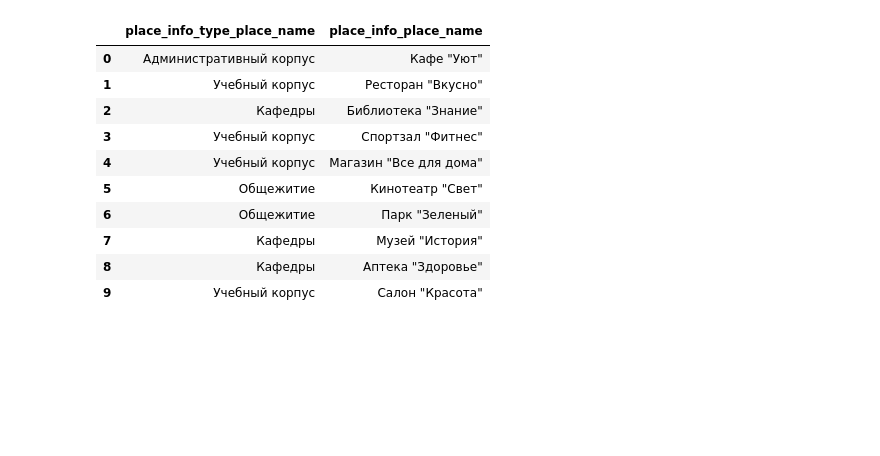
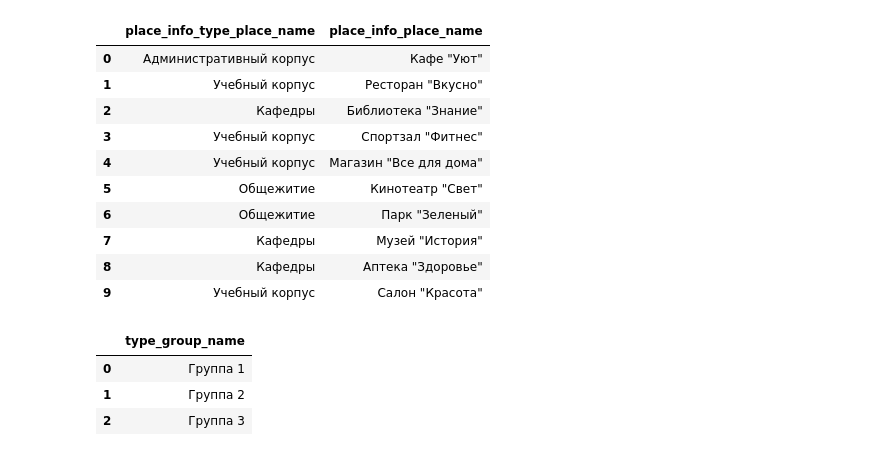
Before and after one commit to Helltale/go-tg-bot-schedule, a Jupyter notebook: other/xlsx/insert_database.ipynb, the cells around one changed output. Cells and saved outputs as stored; diff of their text form; code cells hidden in the pictures; blank space fills up the shorter version.

```diff
--- a/other/xlsx/insert_database.ipynb
+++ b/other/xlsx/insert_database.ipynb
@@ -549,3 +543,41 @@ adress_contacts_place_info
 | 7 | Кафедры | Музей "История" |
 | 8 | Кафедры | Аптека "Здоровье" |
 | 9 | Учебный корпус | Салон "Красота" |
+# %%
+documents_type_group = pd.read_excel("documents.type_group.xlsx")
+
+# загрезка кафедр в бд teacher_info.teacher
+
+conn = psycopg2.connect(
+    host="localhost",
+    port="5432",
+    database="db_schedule",
+    user="user",
+    password="SamaraSamara"
+)
+
+cur = conn.cursor()
+
+for index, row in documents_type_group.iterrows():
+    try:
+        cur.execute("""
+            INSERT INTO documents.type_group (type_group_name)
+            VALUES (%s)
+            """,
+            (
+                row['type_group_name'],
+            )
+        )
+    except Exception as e:
+        print(f"Error inserting row {index}: {e}")
+        continue
+
+conn.commit()
+conn.close()
+
+documents_type_group
+# %% [output]
+|  | type_group_name |
+| 0 | Группа 1 |
+| 1 | Группа 2 |
+| 2 | Группа 3 |
```
Also changed, not shown: parts of 6 cells of this notebook, 23 other files.
